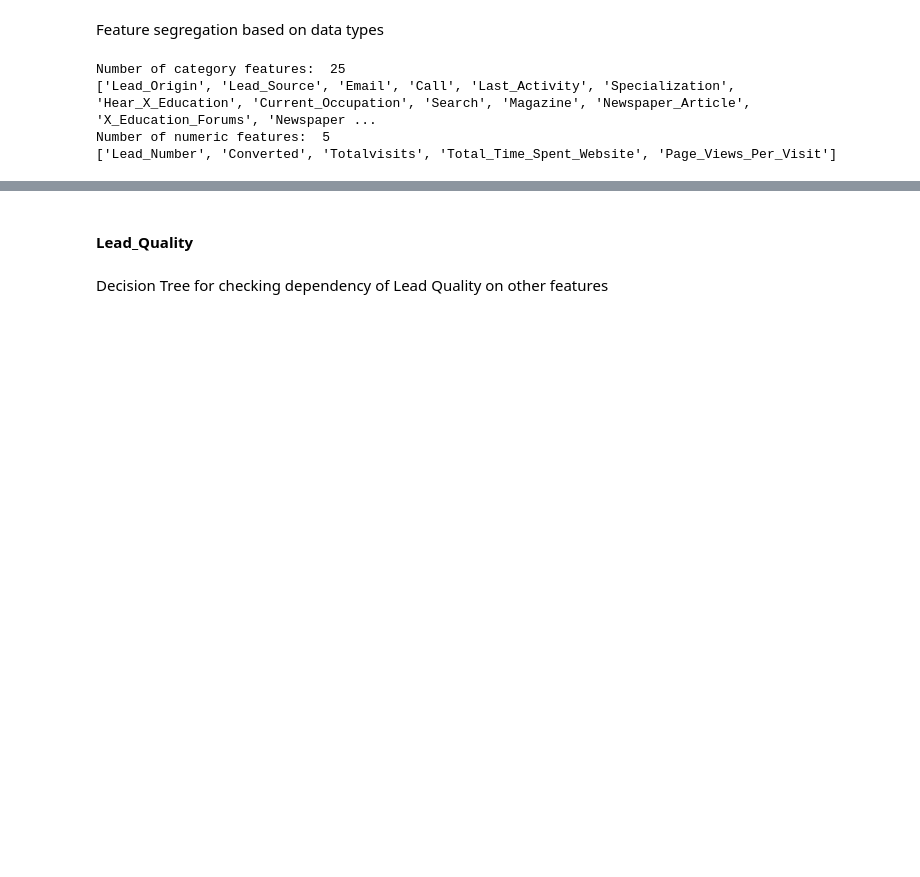
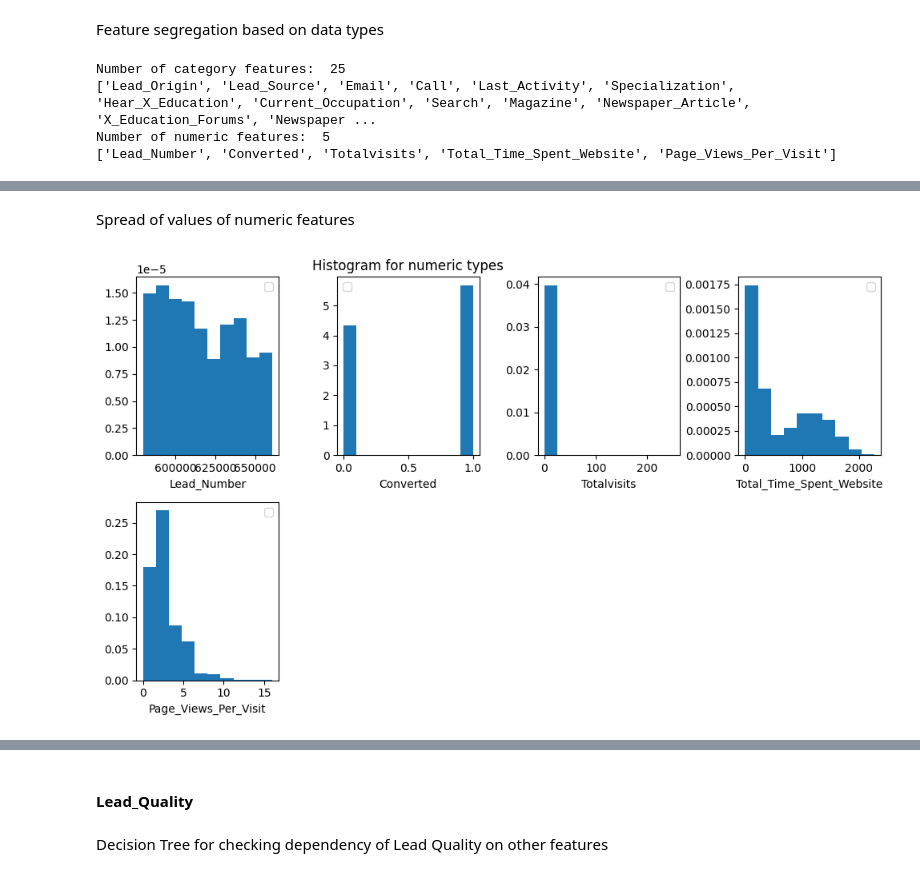
Before and after one commit to arni319/lead_scoring, a Jupyter notebook: lead_scoring_arnab.ipynb, the cells around one changed output, grey strips where cells are left out. Drawn from its saved outputs; the diff is of its cells as text; code cells hidden in the pictures; blank space fills up the shorter version.

```diff
--- a/lead_scoring_arnab.ipynb
+++ b/lead_scoring_arnab.ipynb
@@ -386,0 +454,6 @@ Number of numeric features:  5
+# %% [markdown]
+Spread of values of numeric features
+# %%
+histogram_plots(ls, num_cols, size=(10, 6), ncols= 4)
+# %% [output]
+[figure, added]
```
Also changed, not shown: parts of 24 cells of this notebook.
